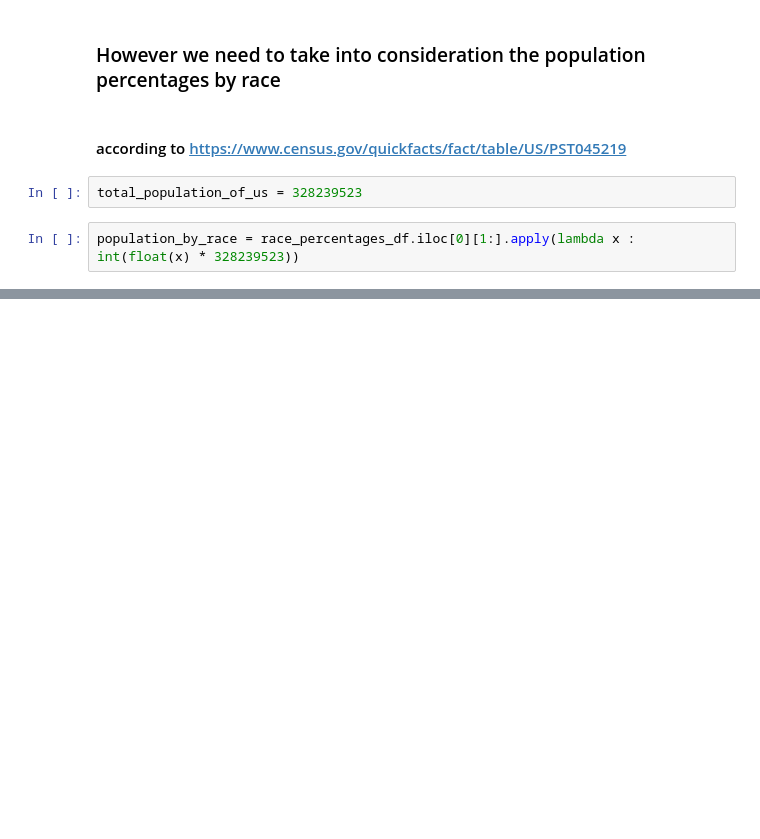
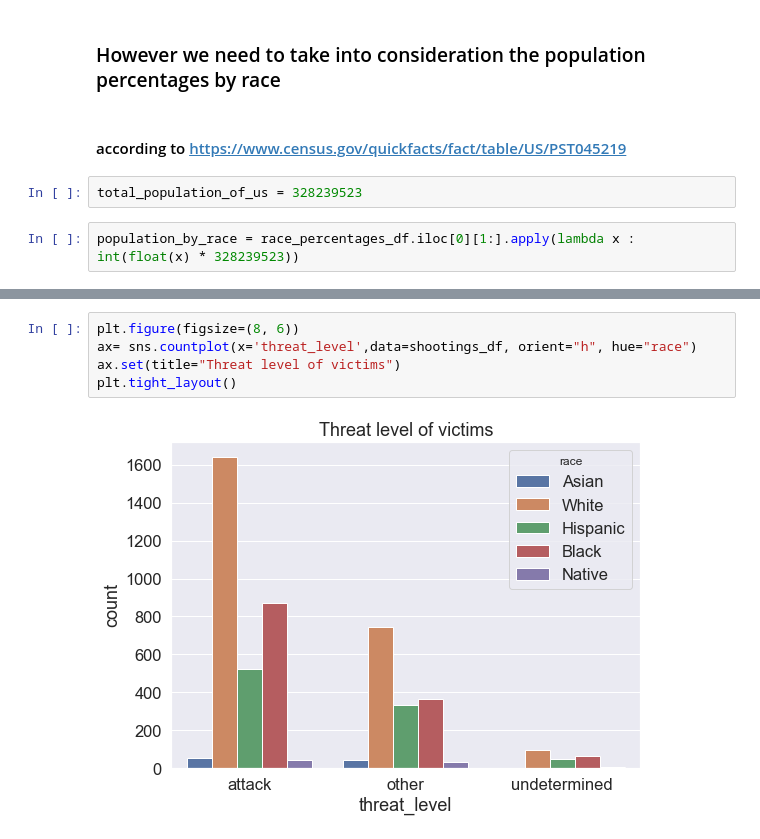
Before and after one commit to Jarjanazy/PoliceShootings-DataAnalysis, a Jupyter notebook: PoliceShootings.ipynb, the cells around one changed output, grey strips where cells are left out. Saved outputs shown, nothing was run; the diff lists cells and outputs as text; blank space fills up the shorter version.

```diff
--- a/PoliceShootings.ipynb
+++ b/PoliceShootings.ipynb
@@ -82,0 +88,7 @@ plt.tight_layout()
+# %%
+plt.figure(figsize=(8, 6))
+ax= sns.countplot(x='threat_level',data=shootings_df, orient="h", hue="race")
+ax.set(title="Threat level of victims")
+plt.tight_layout()
+# %% [output]
+[figure, added]
```
Also changed, not shown: parts of 10 cells of this notebook.
